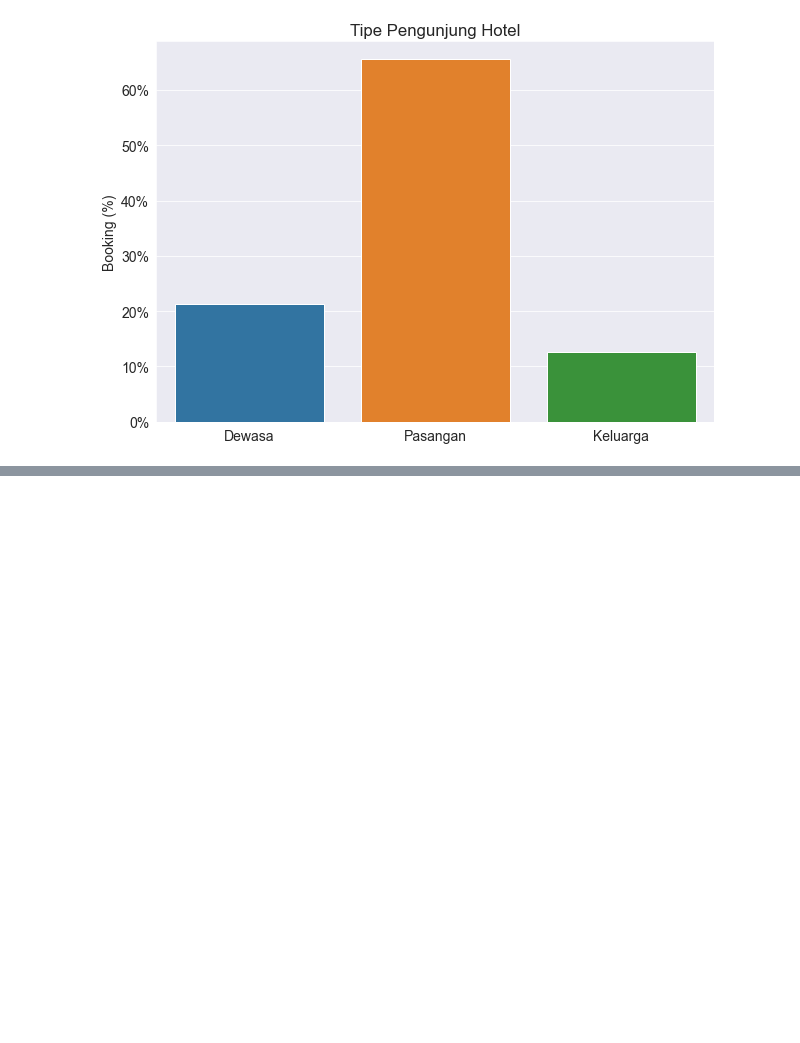
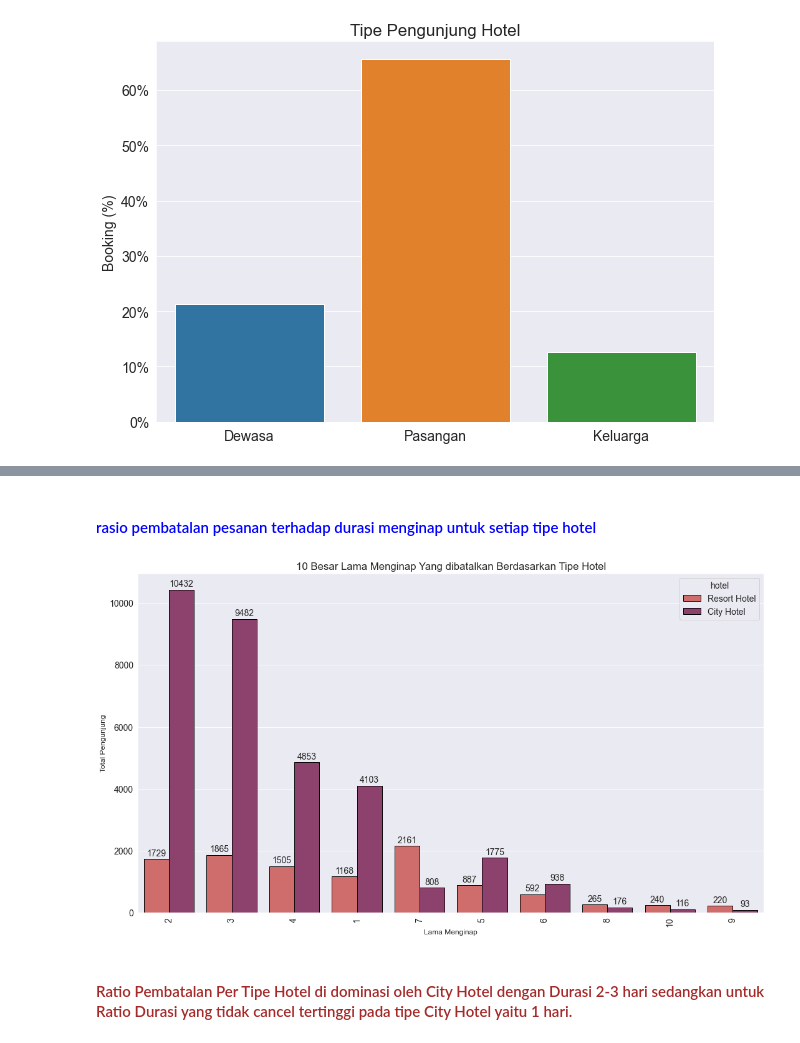
Before and after one commit to zuliusbanget/Investigate-Hotel-Business, a Jupyter notebook: Impact Analysis of Stay Duration On Hotel Bookings Cancellation Rates/Tugas 3.ipynb, the cells around one changed output, grey strips where cells are left out. Saved outputs shown, nothing was run; the diff lists cells and outputs as text; code cells hidden in the pictures; blank space fills up the shorter version.

```diff
--- a/Impact Analysis of Stay Duration On Hotel Bookings Cancellation Rates/Tugas 3.ipynb
+++ b/Impact Analysis of Stay Duration On Hotel Bookings Cancellation Rates/Tugas 3.ipynb
@@ -329,0 +354,4 @@ df_no_cancel.sample(5)
+# %%
+# melakukan filter data yang melakukan pembatalan sewa ( is_canceled = 1 )
+df_cancel= bookings_df[bookings_df.is_canceled == 1]
+df_cancel.sample(5)
@@ -329,0 +367,5 @@ df_no_cancel.sample(5)
+# %%
+df_cancel['no_of_bookings']=1
+#df_cancel.loc[(df_cancel['arrival_date_month']== 'October')| (df_cancel['arrival_date_month']== 'September'),'no_of_bookings']/=3
+#df_cancel.loc[~((df_cancel['arrival_date_month']== 'October')| (df_cancel['arrival_date_month']== 'September')),'no_of_bookings']/=2
+df_cancel.sample(10)
@@ -459,0 +528,4 @@ x,y = get_count(df['is_canceled'])
+# %%
+df_cancel['total_nights'] = df_cancel['stays_in_weekend_nights']+ df_cancel['stays_in_weekdays_nights']
+df_cancel= df_cancel[df_cancel['total_nights'] >= 1]
+df_cancel.groupby(['hotel','total_nights']).agg({'is_canceled':'count'})
@@ -459,0 +556,21 @@ x,y = get_count(df['is_canceled'])
+# %% [markdown]
+#### <font color='blue'> rasio pembatalan pesanan terhadap durasi menginap untuk setiap tipe hotel </font>
+# %%
+fig, ax = plt.subplots(figsize=(18, 10))
+plt.title("10 Besar Lama Menginap Yang dibatalkan Berdasarkan Tipe Hotel")
+sns.barplot(x= 'total_nights', y= 'no_of_bookings', hue= df_cancel['hotel'], estimator= sum, data= df_cancel,edgecolor='black', palette='flare',
+           order=df_cancel['total_nights'].value_counts().iloc[:10].index)
+
+plt.xlabel('Lama Menginap', fontsize=12)
+plt.ylabel('Total Pengunjung', fontsize=12)
+plt.bar_label(ax.containers[0], padding=2)
+plt.bar_label(ax.containers[1], padding=2)
+
+#plt.tight_layout()
+plt.savefig('10_besar_lama_menginap_dibatalkan.png')
+plt.xticks(rotation = 90)
+plt.show()
+# %% [output]
+[figure, added]
+# %% [markdown]
+#### <font color='brown'> Ratio Pembatalan Per Tipe Hotel di dominasi oleh City Hotel dengan Durasi 2-3 hari sedangkan untuk Ratio Durasi yang tidak cancel tertinggi  pada tipe City Hotel yaitu 1 hari. </font>
```
Also changed, not shown: parts of 14 cells of this notebook.
